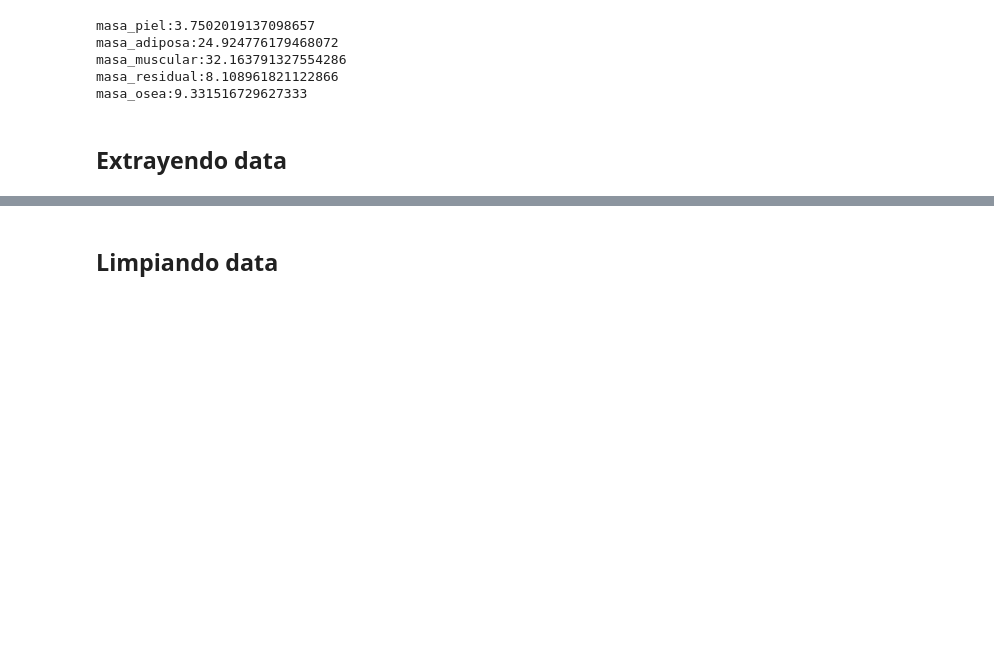
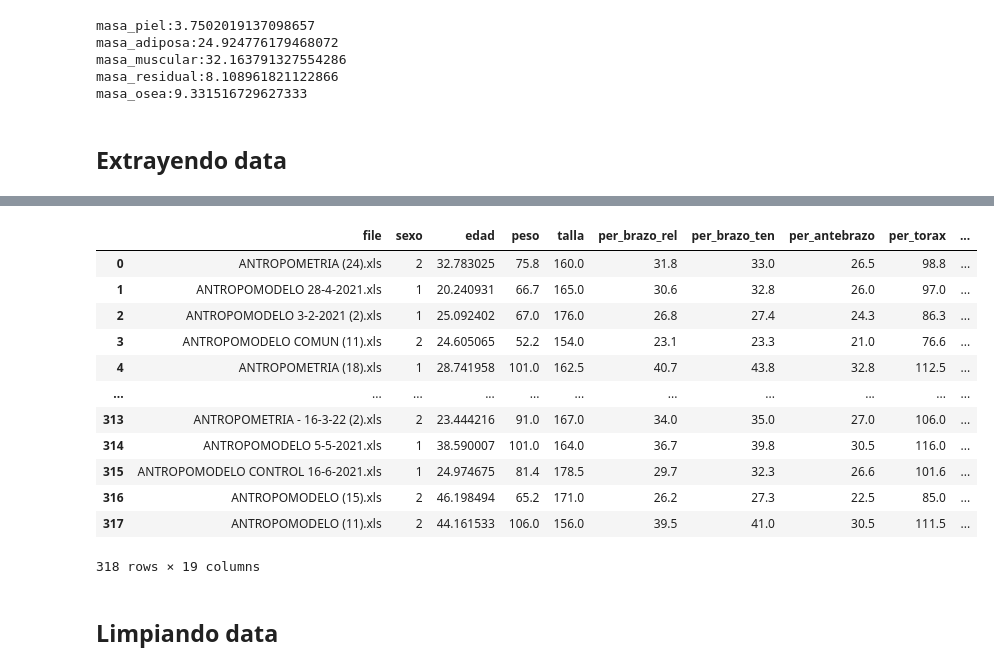
Before and after one commit to giampa-code/antropo, a Jupyter notebook: notebooks/0-data/0.1-data_processing.ipynb, the cells around one changed output, grey strips where cells are left out. Cells and saved outputs as stored; diff of their text form; code cells hidden in the pictures; blank space fills up the shorter version.

```diff
--- a/notebooks/0-data/0.1-data_processing.ipynb
+++ b/notebooks/0-data/0.1-data_processing.ipynb
@@ -113,3 +124,20 @@ for file in files:
+# %%
+df.reset_index(inplace=True, drop=True)
+df
+# %% [output]
+|  | file | sexo | edad | peso | talla | per_brazo_rel | per_brazo_ten | per_antebrazo | per_torax | ... |
+| 0 | ANTROPOMETRIA (24).xls | 2 | 32.783025 | 75.8 | 160.0 | 31.8 | 33.0 | 26.5 | 98.8 | ... |
+| 1 | ANTROPOMODELO 28-4-2021.xls | 1 | 20.240931 | 66.7 | 165.0 | 30.6 | 32.8 | 26.0 | 97.0 | ... |
+| 2 | ANTROPOMODELO 3-2-2021 (2).xls | 1 | 25.092402 | 67.0 | 176.0 | 26.8 | 27.4 | 24.3 | 86.3 | ... |
+| 3 | ANTROPOMODELO COMUN (11).xls | 2 | 24.605065 | 52.2 | 154.0 | 23.1 | 23.3 | 21.0 | 76.6 | ... |
+| 4 | ANTROPOMETRIA (18).xls | 1 | 28.741958 | 101.0 | 162.5 | 40.7 | 43.8 | 32.8 | 112.5 | ... |
+| ... | ... | ... | ... | ... | ... | ... | ... | ... | ... | ... |
+| 313 | ANTROPOMETRIA - 16-3-22 (2).xls | 2 | 23.444216 | 91.0 | 167.0 | 34.0 | 35.0 | 27.0 | 106.0 | ... |
+| 314 | ANTROPOMODELO 5-5-2021.xls | 1 | 38.590007 | 101.0 | 164.0 | 36.7 | 39.8 | 30.5 | 116.0 | ... |
+| 315 | ANTROPOMODELO CONTROL 16-6-2021.xls | 1 | 24.974675 | 81.4 | 178.5 | 29.7 | 32.3 | 26.6 | 101.6 | ... |
+| 316 | ANTROPOMODELO (15).xls | 2 | 46.198494 | 65.2 | 171.0 | 26.2 | 27.3 | 22.5 | 85.0 | ... |
+| 317 | ANTROPOMODELO (11).xls | 2 | 44.161533 | 106.0 | 156.0 | 39.5 | 41.0 | 30.5 | 111.5 | ... |
+318 rows × 19 columns
 # %% [markdown]
 ## Limpiando data
 # %%
```
Also changed, not shown: parts of 12 cells of this notebook, 10 other files.
